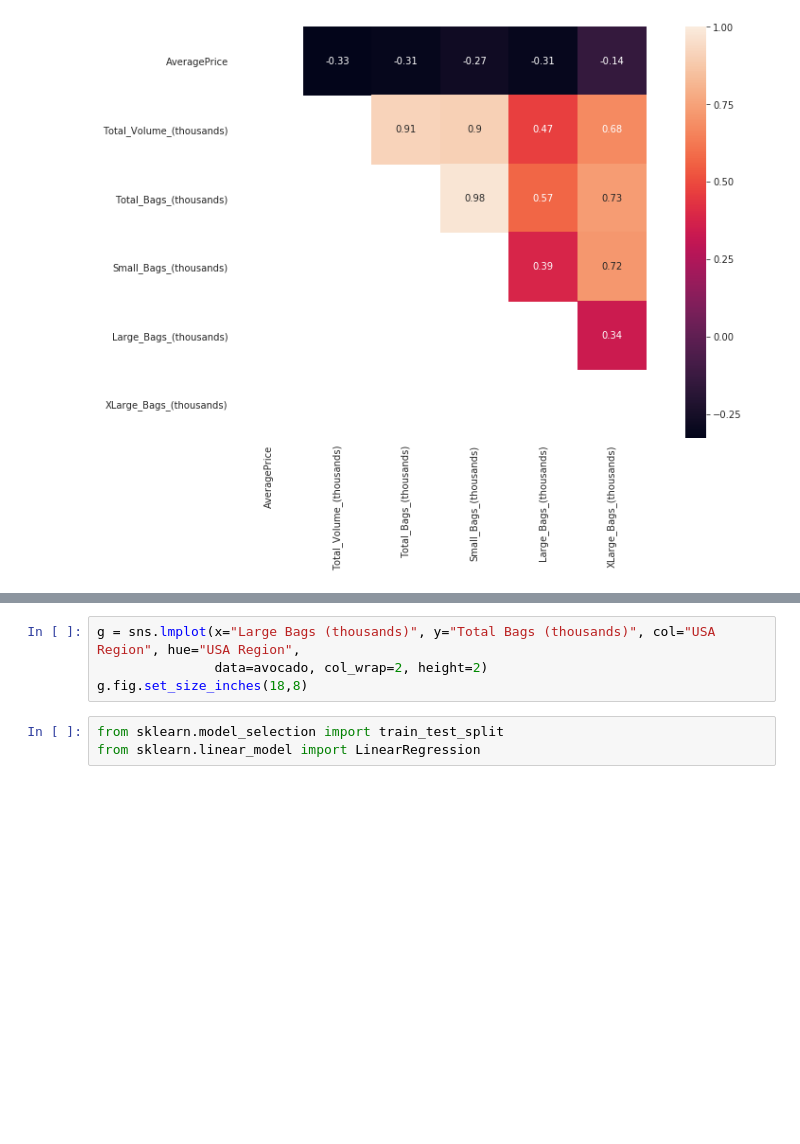
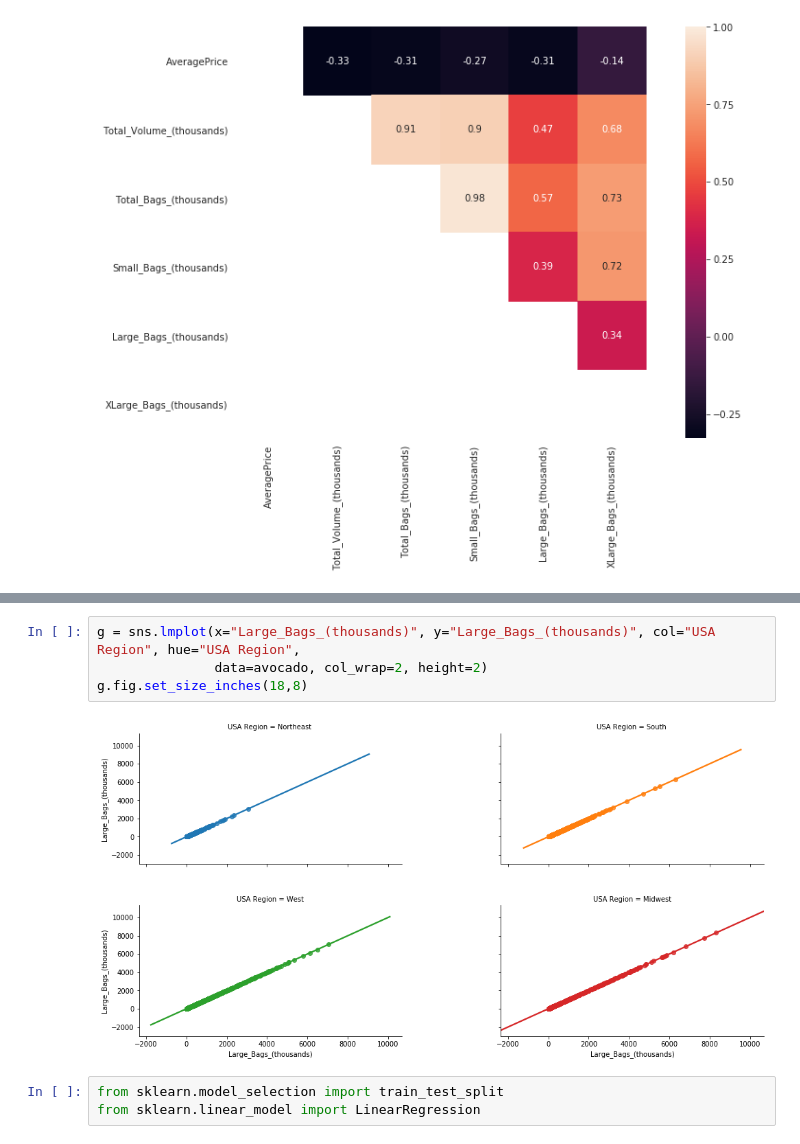
Before and after one commit to anushakodavanti/AvacadoSales_DA, a Jupyter notebook: Latest Avocado.ipynb, the cells around one changed output, grey strips where cells are left out. Drawn from its saved outputs; the diff is of its cells as text; blank space fills up the shorter version.

```diff
--- a/Latest Avocado.ipynb
+++ b/Latest Avocado.ipynb
@@ -171,7 +179,9 @@ plt.show()
 # %%
-g = sns.lmplot(x="Large Bags (thousands)", y="Total Bags (thousands)", col="USA Region", hue="USA Region",
+g = sns.lmplot(x="Large_Bags_(thousands)", y="Large_Bags_(thousands)", col="USA Region", hue="USA Region",
                data=avocado, col_wrap=2, height=2)
 g.fig.set_size_inches(18,8)
+# %% [output]
+[figure, added]
 # %%
 from sklearn.model_selection import train_test_split
 from sklearn.linear_model import LinearRegression
```
Also changed, not shown: parts of 18 cells of this notebook.
